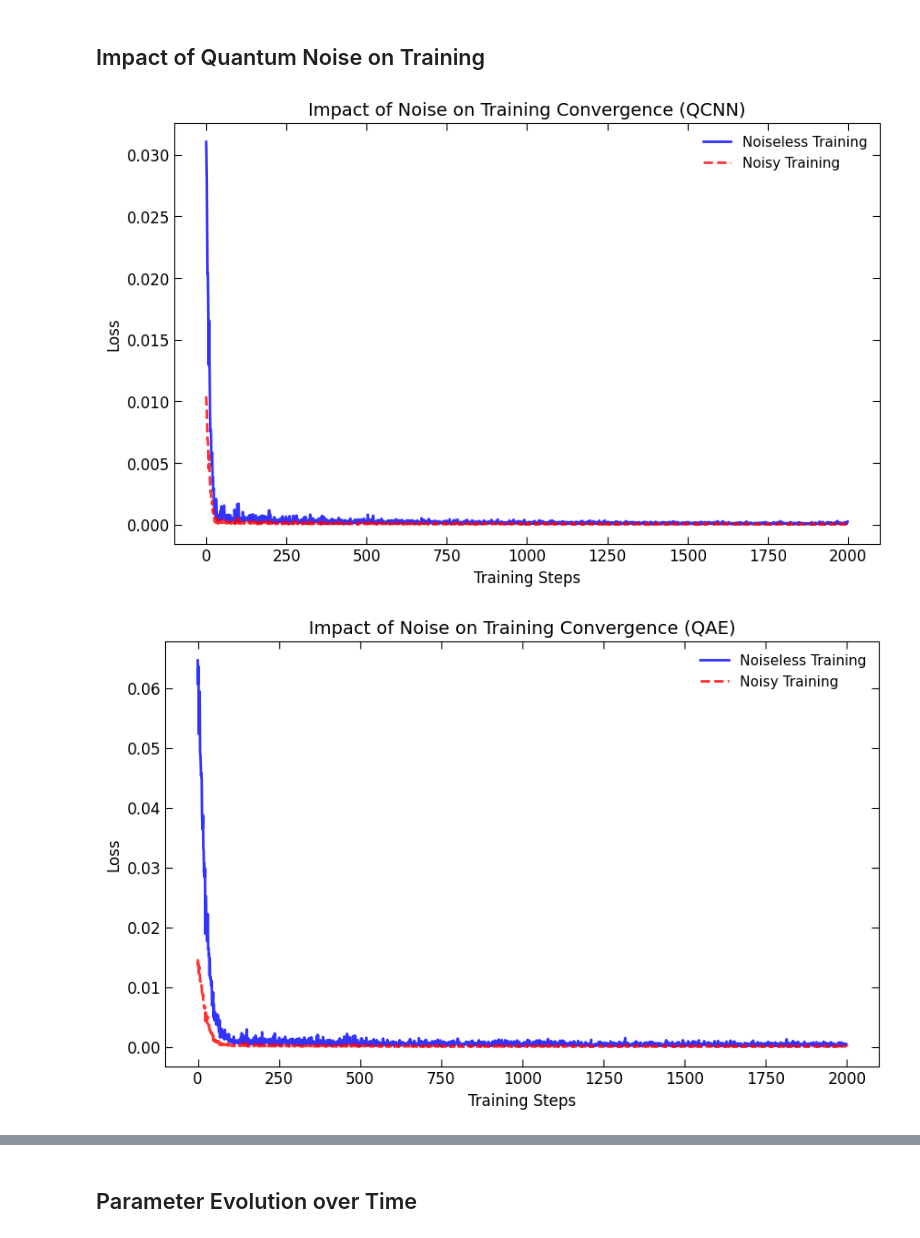
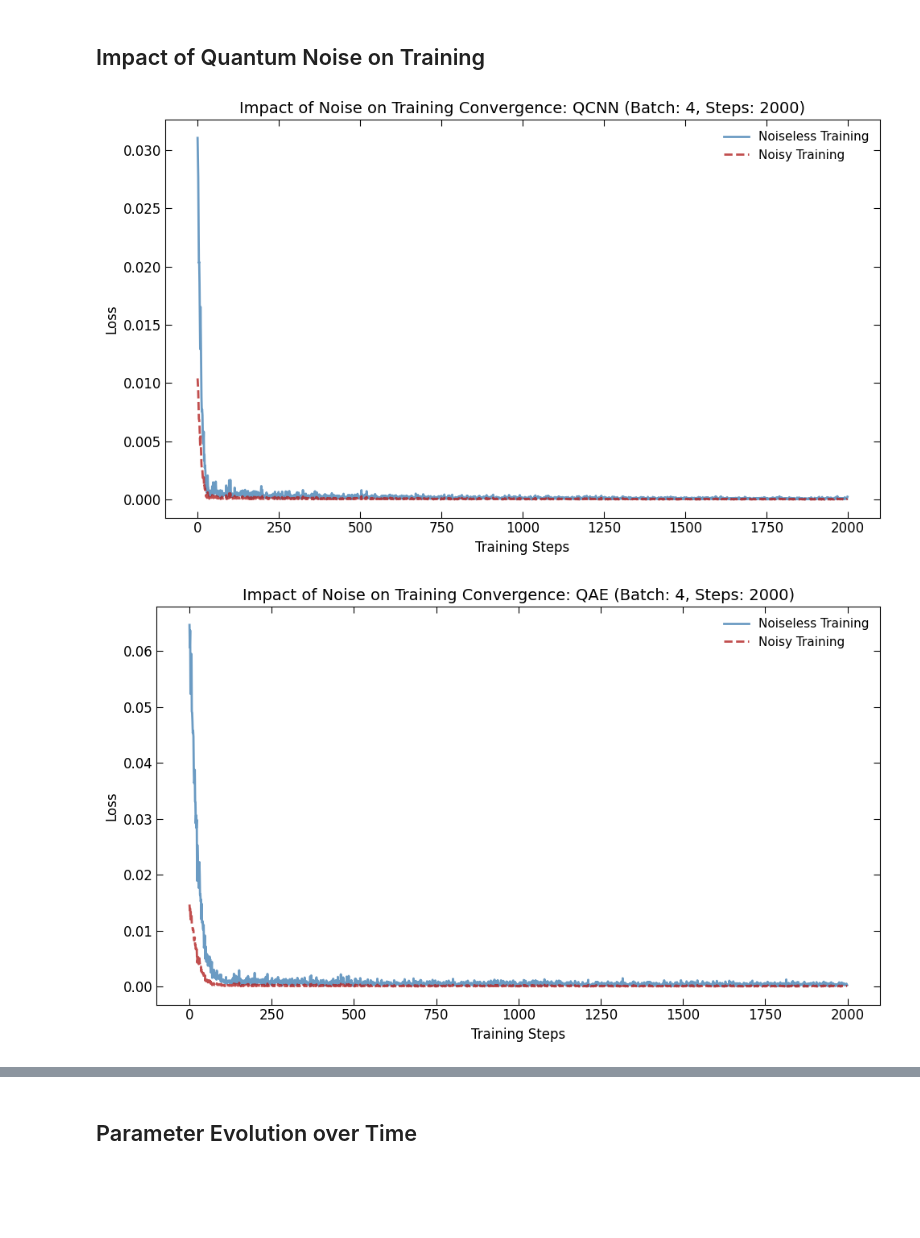
Before and after one commit to quantum-cesar-lab/HE-Quantum-Anomaly-Detection, a Jupyter notebook: notebooks/views.ipynb, the cells around one changed output, grey strips where cells are left out. Drawn from its saved outputs; the diff is of its cells as text; code cells hidden in the pictures; blank space fills up the shorter version.

Commit message:
feat: enhanced views function

```diff
--- a/notebooks/views.ipynb
+++ b/notebooks/views.ipynb
@@ -81,12 +107,13 @@ steps_list = [2000, 2000, 250]
 # %%
+ansatz_list = ['qcnn', 'qae', 'lcqhnn']
+batch_list = [4, 4, 32]
+steps_list = [2000, 2000, 250]
+
 plt.figure(figsize=(10,6))
 
-for i in range(len(batch_list)):
-    ansatz = ansatz_list[i]
-    batch = batch_list[i]
-    steps = steps_list[i]
+for ansatz, batch, steps in zip(ansatz_list, batch_list, steps_list):
 
-    loss_data = load_loss_history(ansatz, batch, steps, is_noisy=False)
+    loss_data = load_data("LOSS HISTORY",ansatz, batch, steps, is_noisy=False)
 
     if loss_data is not None:
         plt.plot(loss_data, label=f'{ansatz.upper()} (Batch {batch})')
@@ -101,28 +128,34 @@ plt.show()
 # %% [markdown]
 ## Impact of Quantum Noise on Training
 # %%
-for i in range(len(batch_list)):
+ansatz_list = ['qcnn', 'qae', 'lcqhnn']
+batch_list = [4, 4, 32]
+steps_list = [2000, 2000, 250]
 
-    ansatz = ansatz_list[i]
-    batch = batch_list[i]
-    steps = steps_list[i]
+for ansatz, batch, steps in zip(ansatz_list, batch_list, steps_list):
 
-    loss_noiseless = load_loss_history(ansatz, batch, steps, is_noisy=False)
-    loss_noisy = load_loss_history(ansatz, batch, steps, is_noisy=True)
+    # Use the new generalized load_data function
+    loss_noiseless = load_data("LOSS HISTORY", ansatz, batch, steps, is_noisy=False)
+    loss_noisy = load_data("LOSS HISTORY", ansatz, batch, steps, is_noisy=True)
 
     plt.figure(figsize=(10, 6))
 
     if loss_noiseless is not None:
-        plt.plot(loss_noiseless, label='Noiseless Training', color='blue', alpha=0.8)
+        plt.plot(loss_noiseless, label='Noiseless Training', color='steelblue', alpha=0.8)
 
     if loss_noisy is not None:
-        plt.plot(loss_noisy, label='Noisy Training', color='red', alpha=0.8, linestyle='--')
+        plt.plot(loss_noisy, label='Noisy Training', color='firebrick', alpha=0.8, linestyle='--')
 
-    plt.title(f'Impact of Noise on Training Convergence ({ansatz.upper()})')
+    # Added batch and steps to the title for better context in the output
+    plt.title(f'Impact of Noise on Training Convergence: {ansatz.upper()} (Batch: {batch}, Steps: {steps})')
     plt.xlabel('Training Steps')
     plt.ylabel('Loss')
+
+    # Keeps the clean, box-less legend
     plt.legend(loc='best', frameon=False)
+
+    plt.tight_layout()
     plt.show()
 # %% [output]
-[figure, old version]
+[figure, new version]
-[figure, old version]
+[figure, new version]
```
Also changed, not shown: parts of 9 cells of this notebook, 1 other file.
